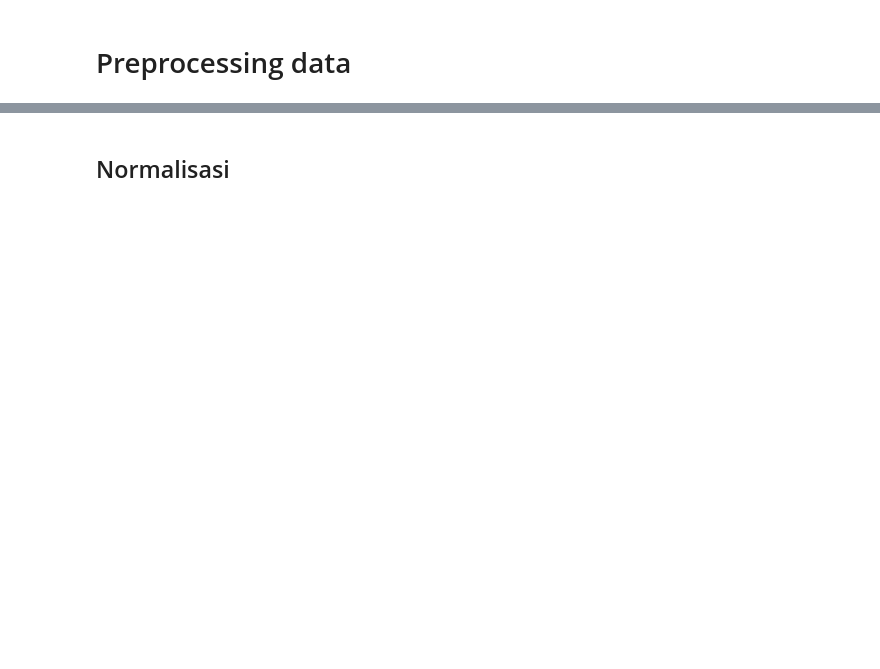
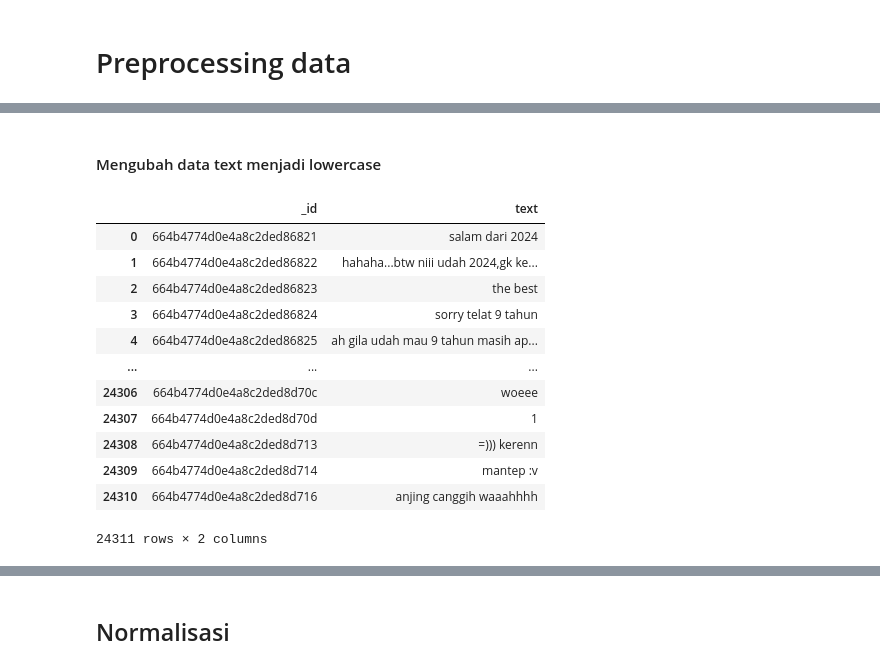
Before and after one commit to ekaputra04/youtube-rewind-indonesia-sentiment-analysis, a Jupyter notebook: preprocessing-data/rewind-2015/app.ipynb, the cells around one changed output, grey strips where cells are left out. Cells and saved outputs as stored; diff of their text form; code cells hidden in the pictures; blank space fills up the shorter version.

```diff
--- a/preprocessing-data/rewind-2015/app.ipynb
+++ b/preprocessing-data/rewind-2015/app.ipynb
@@ -2,0 +11,19 @@
+# %%
+mongo_uri = "mongodb+srv://ekaputrajuniawan:9yyb7lj6k557n45i@cluster0.dboezoc.mongodb.net/"
+
+# Koneksi ke MongoDB
+client = MongoClient(mongo_uri)
+
+# Pilih database dan koleksi
+db = client['youtube_rewind_indonesia']
+collection = db['cleansing_2015']
+
+# Query data dari koleksi
+cursor = collection.find()
+
+# Konversi cursor ke list dan kemudian ke DataFrame
+data = list(cursor)
+df = pd.DataFrame(data)
+
+# Menutup koneksi
+client.close()
@@ -2,0 +46,20 @@
+# %% [markdown]
+#### Mengubah data text menjadi lowercase
+# %%
+df['text'] = df['text'].str.lower()
+
+df
+# %% [output]
+|  | _id | text |
+| 0 | 664b4774d0e4a8c2ded86821 | salam dari 2024 |
+| 1 | 664b4774d0e4a8c2ded86822 | hahaha...btw niii udah 2024,gk ke... |
+| 2 | 664b4774d0e4a8c2ded86823 | the best |
+| 3 | 664b4774d0e4a8c2ded86824 | sorry telat 9 tahun |
+| 4 | 664b4774d0e4a8c2ded86825 | ah gila udah mau 9 tahun masih ap... |
+| ... | ... | ... |
+| 24306 | 664b4774d0e4a8c2ded8d70c | woeee |
+| 24307 | 664b4774d0e4a8c2ded8d70d | 1 |
+| 24308 | 664b4774d0e4a8c2ded8d713 | =))) kerenn |
+| 24309 | 664b4774d0e4a8c2ded8d714 | mantep :v |
+| 24310 | 664b4774d0e4a8c2ded8d716 | anjing canggih waaahhhh |
+24311 rows × 2 columns
```
Also changed, not shown: parts of 32 cells of this notebook, 1 other file.
